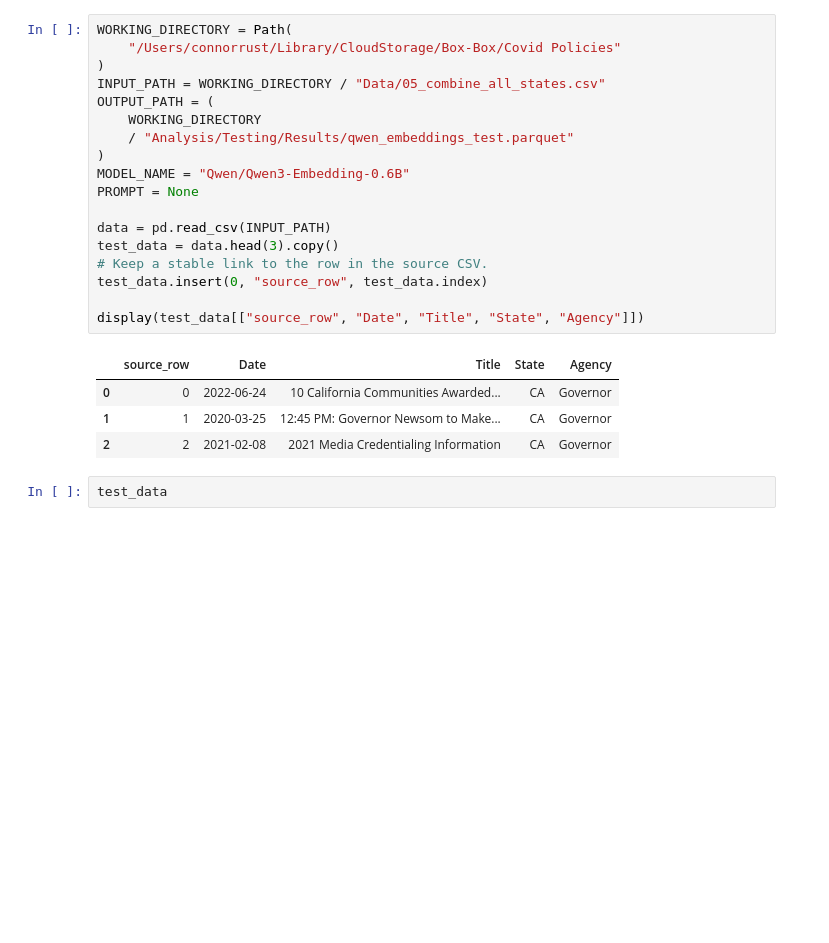
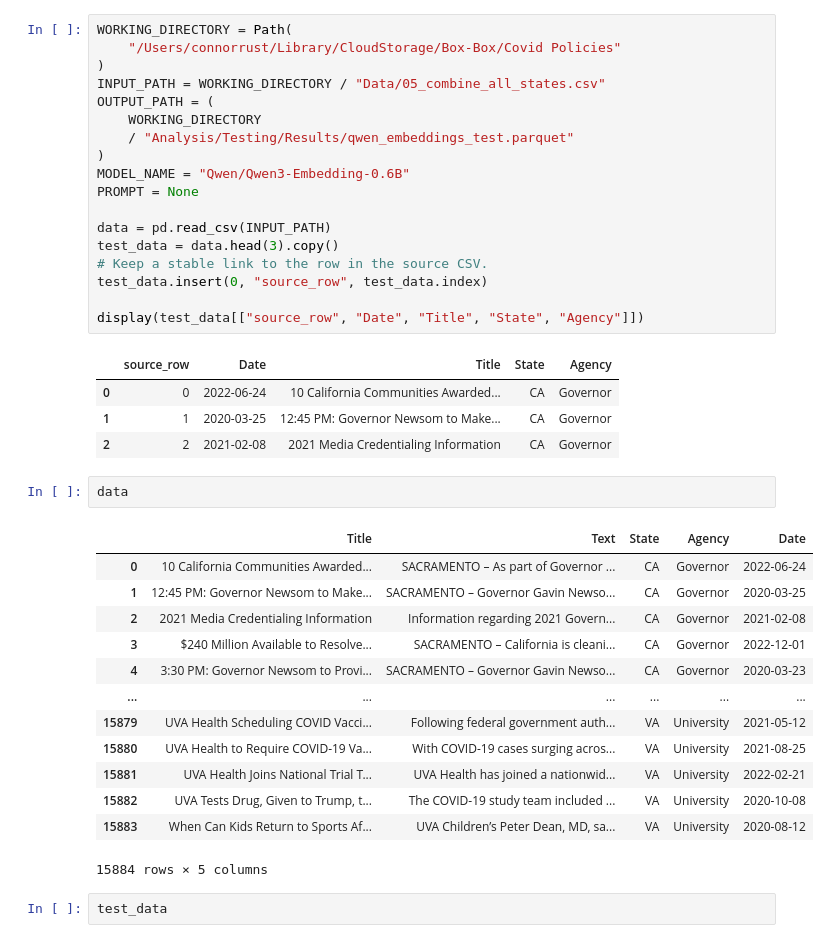
Before and after one commit to clrust/Covid-Policies, a Jupyter notebook: Analysis/CosSim/06_compute_embeddings_test.ipynb, the cells around one changed output. Drawn from its saved outputs; the diff is of its cells as text; blank space fills up the shorter version.

Commit message:
finish and test embeddings computation and work on pipeline

```diff
--- a/Analysis/CosSim/06_compute_embeddings_test.ipynb
+++ b/Analysis/CosSim/06_compute_embeddings_test.ipynb
@@ -55,6 +55,22 @@ display(test_data[["source_row", "Date", "Title", "State", "Agency"]])
 | 0 | 0 | 2022-06-24 | 10 California Communities Awarded... | CA | Governor |
 | 1 | 1 | 2020-03-25 | 12:45 PM: Governor Newsom to Make... | CA | Governor |
 | 2 | 2 | 2021-02-08 | 2021 Media Credentialing Information | CA | Governor |
+# %%
+data
+# %% [output]
+|  | Title | Text | State | Agency | Date |
+| 0 | 10 California Communities Awarded... | SACRAMENTO – As part of Governor ... | CA | Governor | 2022-06-24 |
+| 1 | 12:45 PM: Governor Newsom to Make... | SACRAMENTO – Governor Gavin Newso... | CA | Governor | 2020-03-25 |
+| 2 | 2021 Media Credentialing Information | Information regarding 2021 Govern... | CA | Governor | 2021-02-08 |
+| 3 | $240 Million Available to Resolve... | SACRAMENTO – California is cleani... | CA | Governor | 2022-12-01 |
+| 4 | 3:30 PM: Governor Newsom to Provi... | SACRAMENTO – Governor Gavin Newso... | CA | Governor | 2020-03-23 |
+| ... | ... | ... | ... | ... | ... |
+| 15879 | UVA Health Scheduling COVID Vacci... | Following federal government auth... | VA | University | 2021-05-12 |
+| 15880 | UVA Health to Require COVID-19 Va... | With COVID-19 cases surging acros... | VA | University | 2021-08-25 |
+| 15881 | UVA Health Joins National Trial T... | UVA Health has joined a nationwid... | VA | University | 2022-02-21 |
+| 15882 | UVA Tests Drug, Given to Trump, t... | The COVID-19 study team included ... | VA | University | 2020-10-08 |
+| 15883 | When Can Kids Return to Sports Af... | UVA Children’s Peter Dean, MD, sa... | VA | University | 2020-08-12 |
+15884 rows × 5 columns
 # %%
 test_data
 # %% [output]
```
Also changed, not shown: parts of 4 cells of this notebook, 3 other files.
